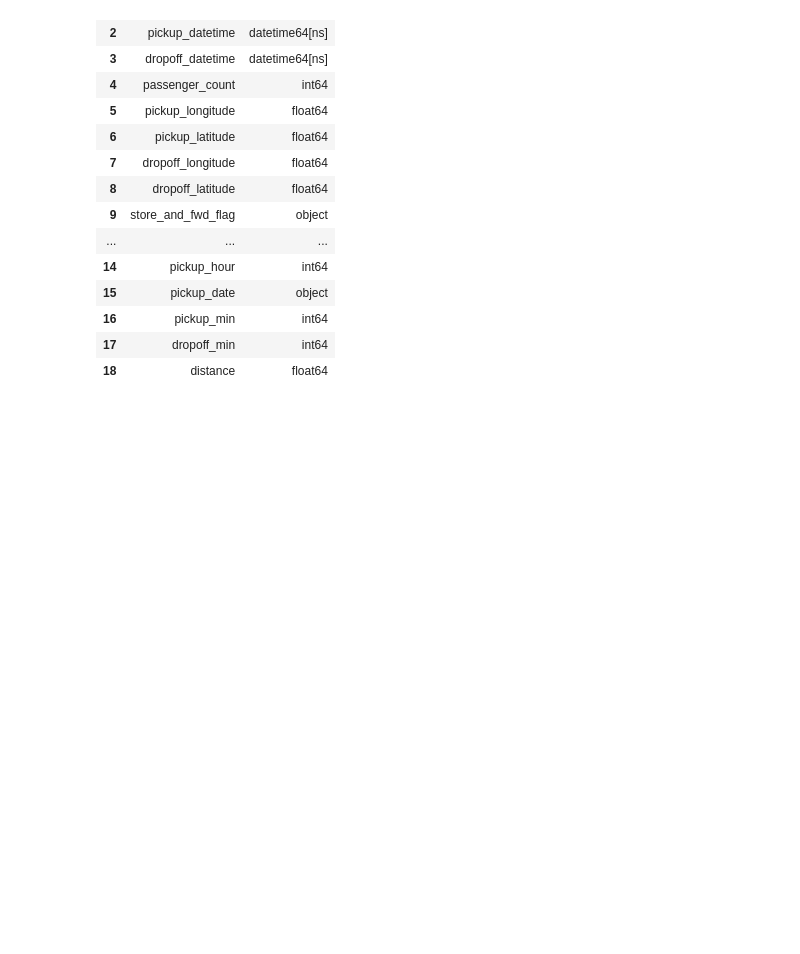
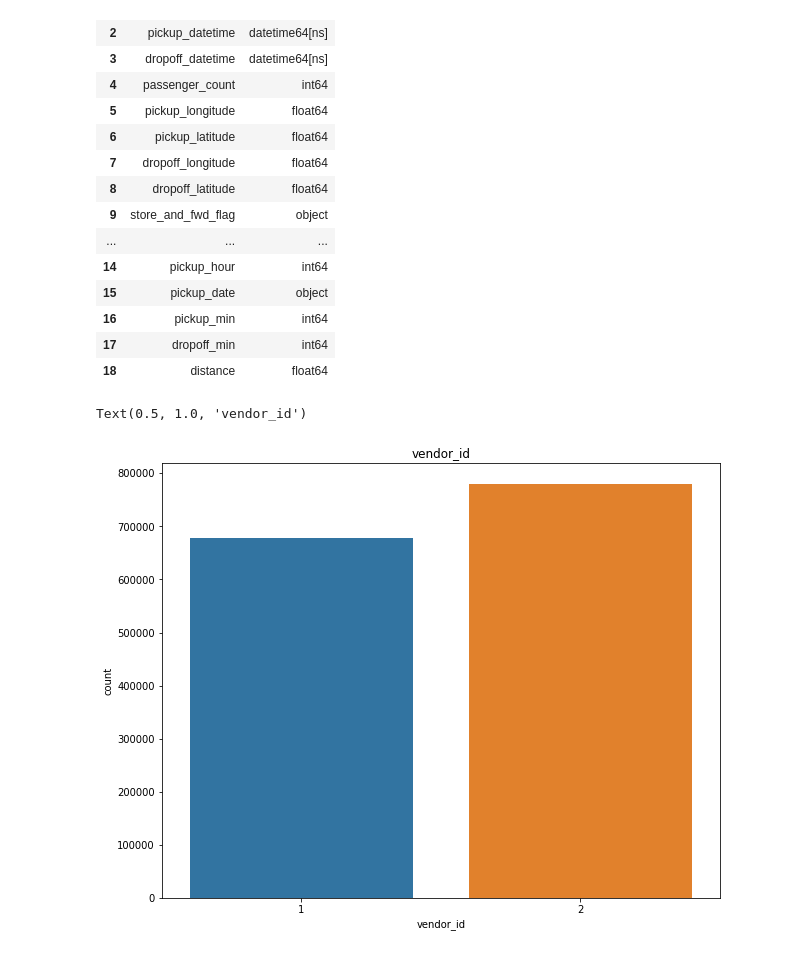
Before and after one commit to Vidhuran-Rajendran/NYC-Taxi-Trip-Time-Prediction, a Jupyter notebook: NYC_Taxi_Trip_Time_Prediction_Capstone_Project.ipynb, the cells around one changed output. Cells and saved outputs as stored; diff of their text form; code cells hidden in the pictures; blank space fills up the shorter version.

```diff
--- a/NYC_Taxi_Trip_Time_Prediction_Capstone_Project.ipynb
+++ b/NYC_Taxi_Trip_Time_Prediction_Capstone_Project.ipynb
@@ -192,3 +192,10 @@ data1.dtypes.reset_index()
 | 16 | pickup_min | int64 |
 | 17 | dropoff_min | int64 |
 | 18 | distance | float64 |
+# %%
+plt.figure(figsize=(10,8))
+sns.countplot(data1['vendor_id'])
+plt.title('vendor_id')
+# %% [output]
+Text(0.5, 1.0, 'vendor_id')
+[figure, added]
```
